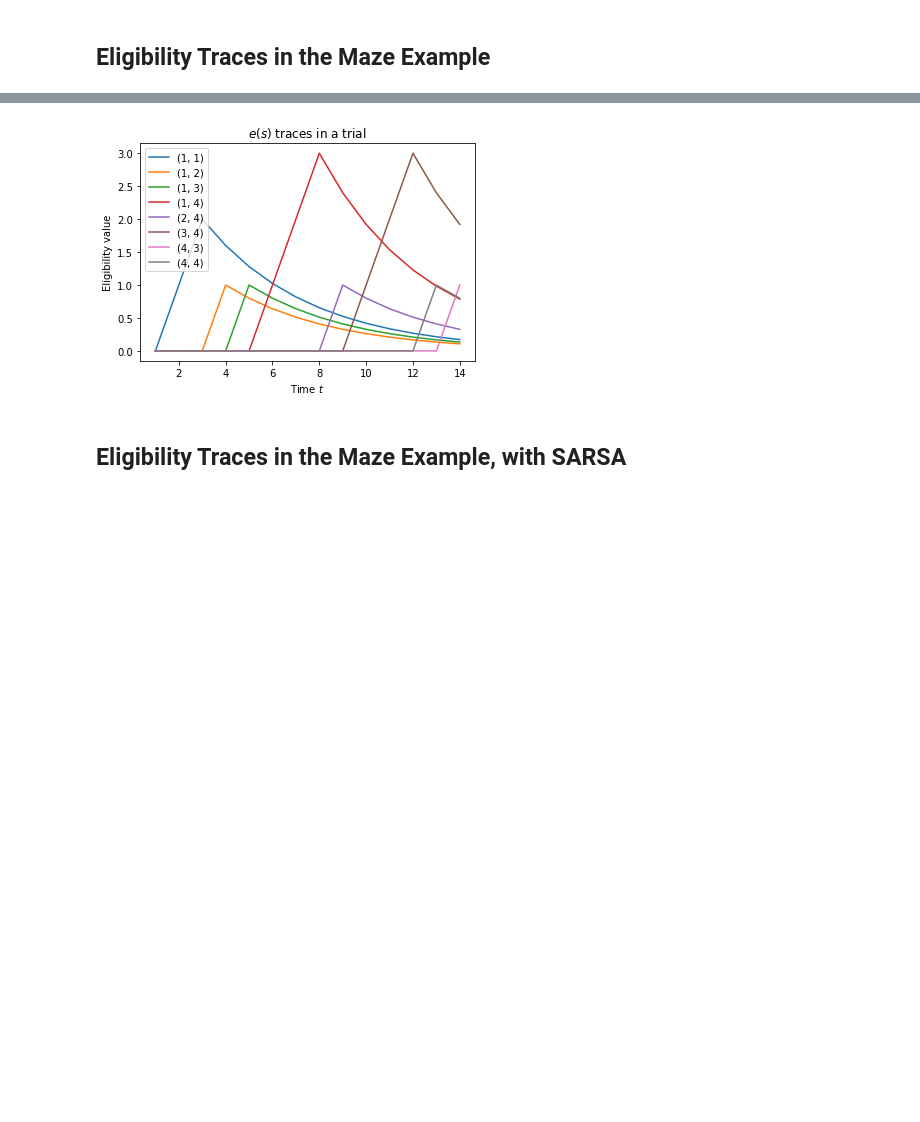
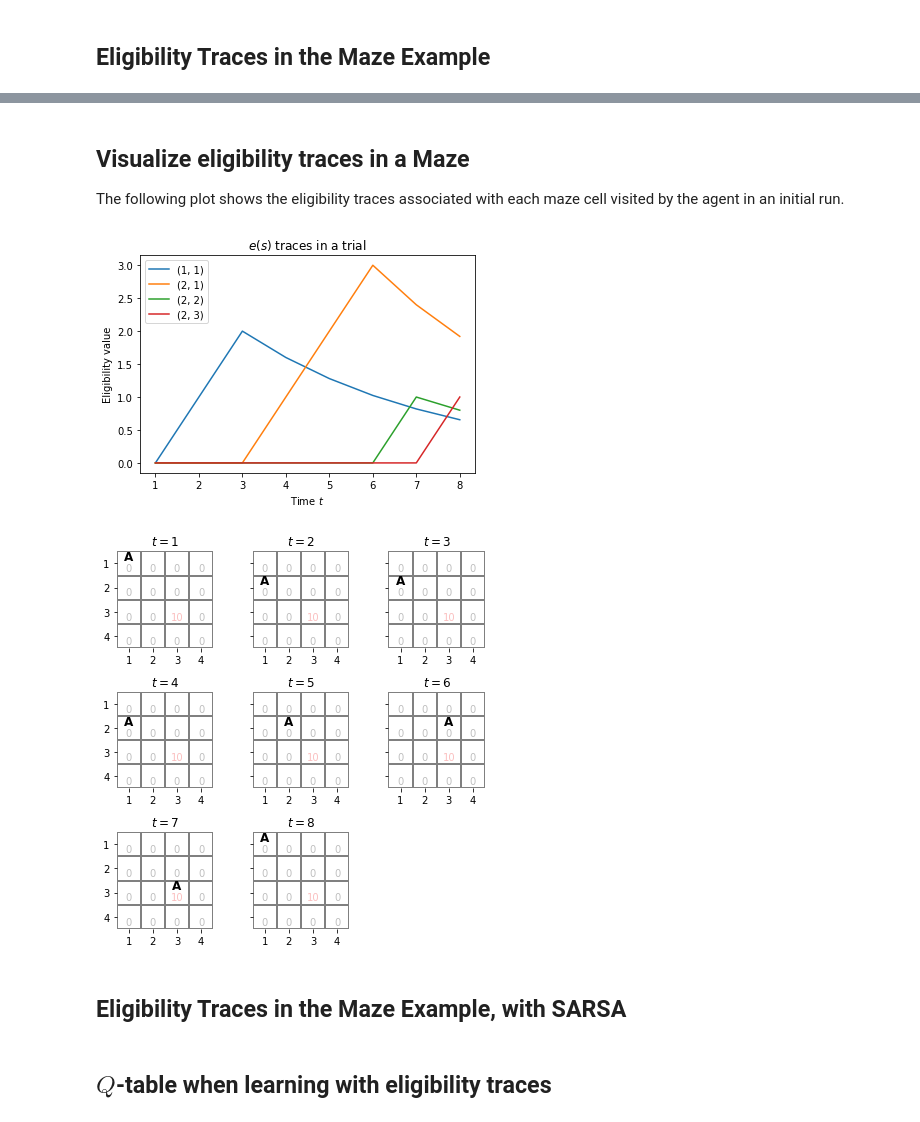
Before and after one commit to TheRealDrDre/CompCogNeuro, a Jupyter notebook: RL/RL3_eligibility.ipynb, the cells around one changed output, grey strips where cells are left out. Cells and saved outputs as stored; diff of their text form; code cells hidden in the pictures; blank space fills up the shorter version.

Commit message:
Better plots to show history of agents in a maze

```diff
--- a/RL/RL3_eligibility.ipynb
+++ b/RL/RL3_eligibility.ipynb
@@ -445,11 +526,21 @@ def plot_eligibility_traces(history, title="Traces"):
+# %% [markdown]
+## Visualize eligibility traces in a Maze
+
+The following plot shows the eligibility traces associated with each maze cell visited by the agent in an initial run.
 # %%
 m = Maze()
 a = VlambdaAgent(alpha=0.1)
 h = run_trials(m, a, 1)
 plot_eligibility_traces(h, r"$e(s)$ traces in a trial")
 plt.savefig("figures/traces.png")
+
+# Print move by move
+h = [x[0] for x in h]
+plot_history_sequence(m, h)
+plt.savefig("figures/traces_history.png")
 # %% [output]
-[figure, old version]
+[figure, new version]
+[figure, added]
 # %% [markdown]
 ## Eligibility Traces in the Maze Example, with SARSA
 # %%
@@ -663,3 +781,5 @@ def plot_history(history, ax=None, title="History",
+# %% [markdown]
+## $Q$-table when learning with eligibility traces
 # %%
 m = Maze()
 a = QlambdaAgent(epsilon = 0.1)
```
Also changed, not shown: parts of 7 cells of this notebook, 17 other files.
